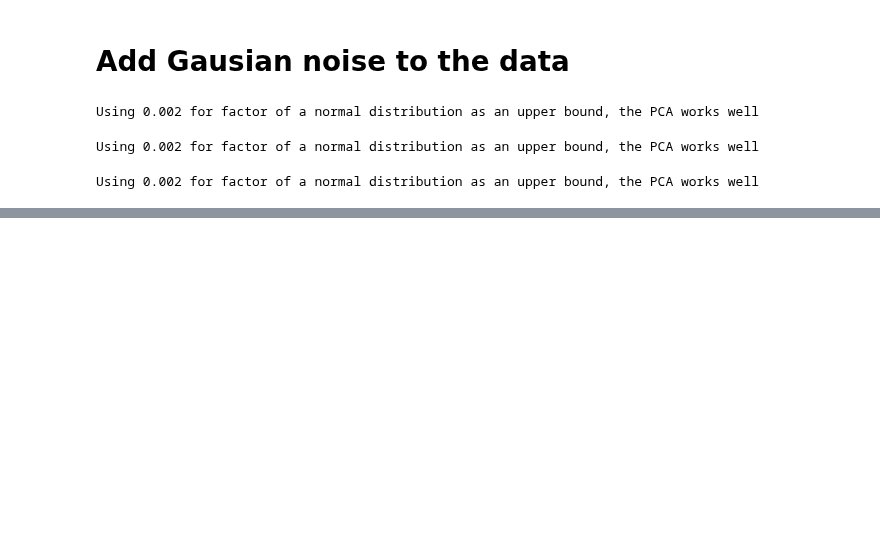
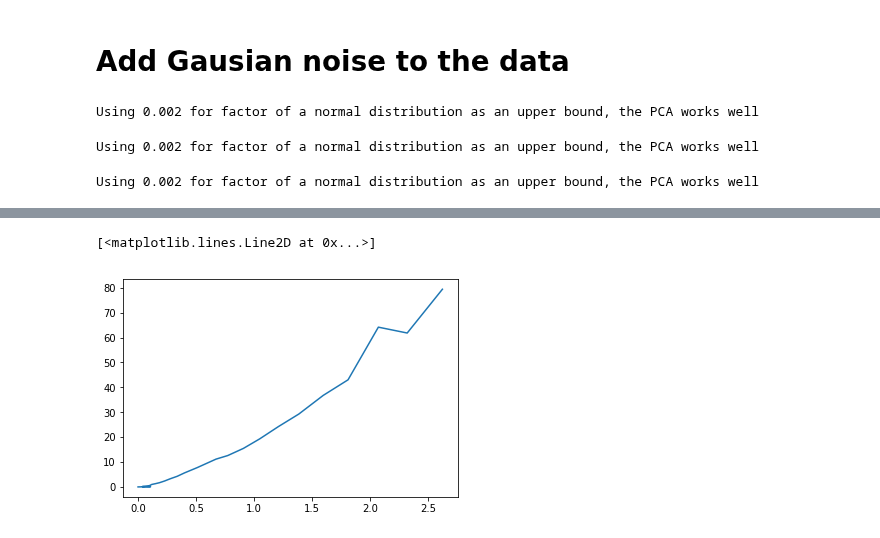
Before and after one commit to LiberTEM/LiberTEM, a Jupyter notebook: examples/pca.ipynb, the cells around one changed output, grey strips where cells are left out. Saved outputs shown, nothing was run; the diff lists cells and outputs as text; code cells hidden in the pictures; blank space fills up the shorter version.

```diff
--- a/examples/pca.ipynb
+++ b/examples/pca.ipynb
@@ -287,9 +317,9 @@ for factor in np.arange(0.05, 1, 0.2):
     new_single = single_data.copy()
     new_single[0, :] += last_component * factor
     print("99 components")
-    data_transformed, norm_diff = run_pca(new_single, n_components=99)
+    data_transformed, reconstructed_data = run_pca(new_single, n_components=99)
     print("100 components")
-    data_transformed, norm_diff = run_pca(new_single, n_components=100)
+    data_transformed, reconstructed_data = run_pca(new_single, n_components=100)
 # %% [output]
 99 components
 100 components
@@ -369,6 +403,6 @@ for j in range(-1, -100, -10):
         norm_diff = diffsnorm(reconstructed_data, scaled_data)
         print(f"norm difference between original and reconstructed data using {n_components} components: {norm_diff}")
 
-        reconstruct_diff, benchmark_diff = compare_benchmark(scaled_data)
-        print(f"reconstruct norm difference : {reconstruct_diff}, benchmark norm difference : {benchmark_diff}")
+        reconstruct_diff, benchmark_diff, transformed_diff = compare_benchmark(scaled_data)
+        print(f"reconstruct norm difference : {reconstruct_diff}, benchmark norm difference : {benchmark_diff}, transformed norm difference : {transformed_diff}")
 # %% [output]
@@ -453,0 +531,10 @@ compare_benchmark(gamma_data)
+# %%
+collinear_base = np.random.rand(1, 1024)
+
+for _ in range(99):
+    collinear_base = np.vstack((collinear_base, (collinear_base[0, :]) * (1/np.random.rand())))
+loading = np.random.rand(1024, 100)
+data = loading @ collinear_base
+np.random.shuffle(data.T)
+
+compare_benchmark(data, 50)
@@ -453,0 +549,9 @@ compare_benchmark(gamma_data)
+# %%
+n_component = 10
+for i in range(8, 43, 2):
+    n = i ** 2
+    base = inits[:n_component, :n]
+    loading = np.random.rand(n, n_component)
+    data = loading @ base
+
+    compare_benchmark(data, n_component, bool_time=True)
@@ -453,0 +579,18 @@ compare_benchmark(gamma_data)
+# %%
+n_component = 10
+inits = np.random.rand(5000, 5000)
+new = []
+orig = []
+
+for i in range(8, 70, 2):
+    n = i ** 2
+    base = inits[:n_component, :n]
+    loading = np.random.rand(n, n_component)
+    data = loading @ base
+
+    _, _, _, new_time, orig_time = compare_benchmark(data, n_component, bool_time=True)
+    new.append(new_time)
+    orig.append(orig_time)
+
+plt.plot(orig, new)
+# %% [output]
@@ -453,0 +614,2 @@ compare_benchmark(gamma_data)
+[<matplotlib.lines.Line2D at 0x...>]
+[figure, added]
```
Also changed, not shown: parts of 61 cells of this notebook, 1 other file.
